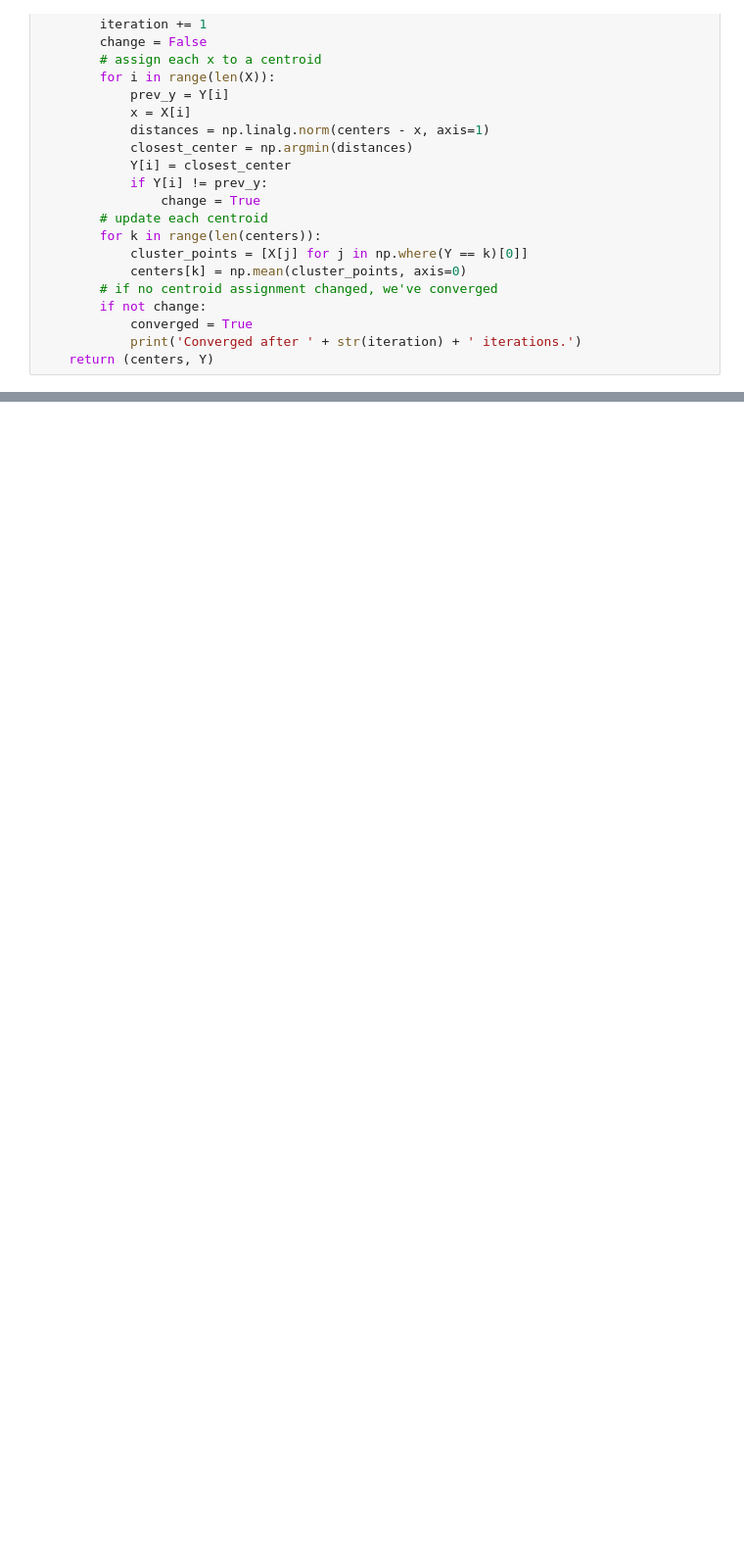
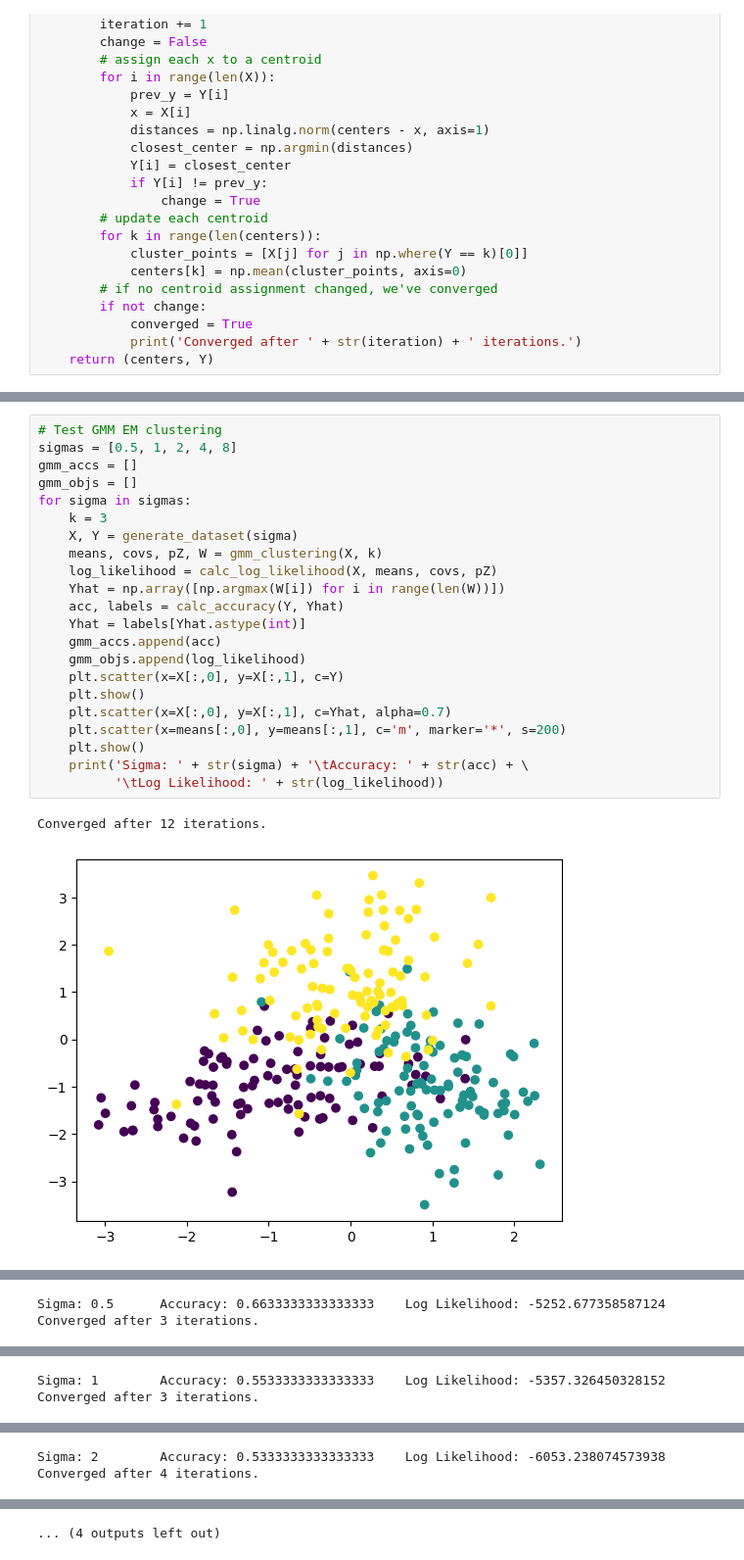
Before and after one commit to Nick-Boddy/CS760-HW5-Clustering-PCA, a Jupyter notebook: clustering.ipynb, the cells around one changed output, grey strips where cells are left out. Shown at 98% size. Drawn from its saved outputs; the diff is of its cells as text; blank space fills up the shorter version.

```diff
--- a/clustering.ipynb
+++ b/clustering.ipynb
@@ -174,0 +164,25 @@ Converged after 8 iterations.
+# %%
+# Test GMM EM clustering
+sigmas = [0.5, 1, 2, 4, 8]
+gmm_accs = []
+gmm_objs = []
+for sigma in sigmas:
+    k = 3
+    X, Y = generate_dataset(sigma)
+    means, covs, pZ, W = gmm_clustering(X, k)
+    log_likelihood = calc_log_likelihood(X, means, covs, pZ)
+    Yhat = np.array([np.argmax(W[i]) for i in range(len(W))])
+    acc, labels = calc_accuracy(Y, Yhat)
+    Yhat = labels[Yhat.astype(int)]
+    gmm_accs.append(acc)
+    gmm_objs.append(log_likelihood)
+    plt.scatter(x=X[:,0], y=X[:,1], c=Y)
+    plt.show()
+    plt.scatter(x=X[:,0], y=X[:,1], c=Yhat, alpha=0.7)
+    plt.scatter(x=means[:,0], y=means[:,1], c='m', marker='*', s=200)
+    plt.show()
+    print('Sigma: ' + str(sigma) + '\tAccuracy: ' + str(acc) + \
+          '\tLog Likelihood: ' + str(log_likelihood))
+# %% [output]
+Converged after 12 iterations.
+[figure, added]
@@ -174,0 +190,2 @@ Converged after 8 iterations.
+Sigma: 0.5      Accuracy: 0.6633333333333333    Log Likelihood: -5252.677358587124
+Converged after 3 iterations.
@@ -174,0 +194,2 @@ Converged after 8 iterations.
+Sigma: 1        Accuracy: 0.5533333333333333    Log Likelihood: -5357.326450328152
+Converged after 3 iterations.
@@ -174,0 +198,2 @@ Converged after 8 iterations.
+Sigma: 2        Accuracy: 0.5333333333333333    Log Likelihood: -6053.238074573938
+Converged after 4 iterations.
@@ -174,0 +202 @@ Converged after 8 iterations.
+... (4 outputs left out)
```
Also changed, not shown: parts of 5 cells of this notebook.
